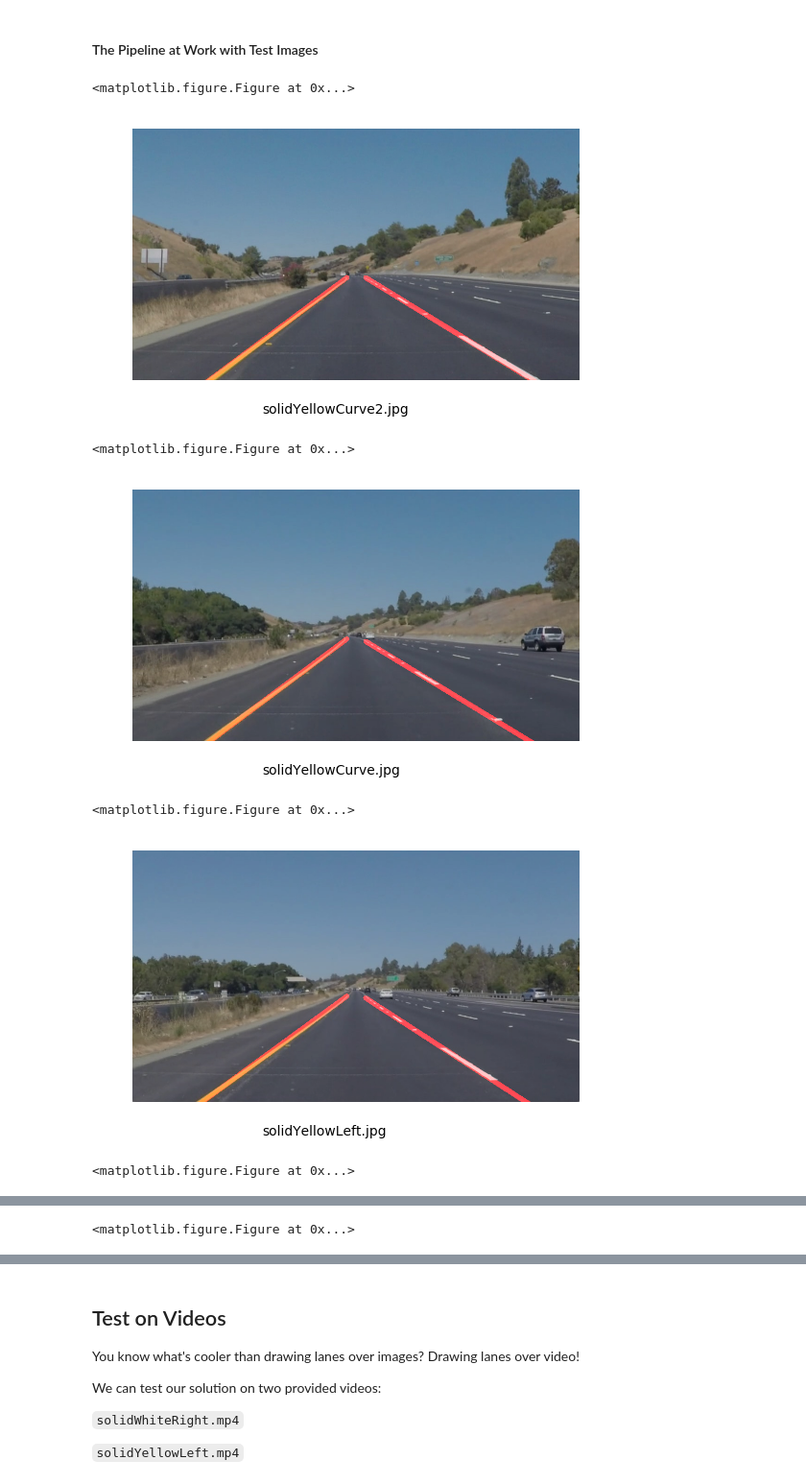
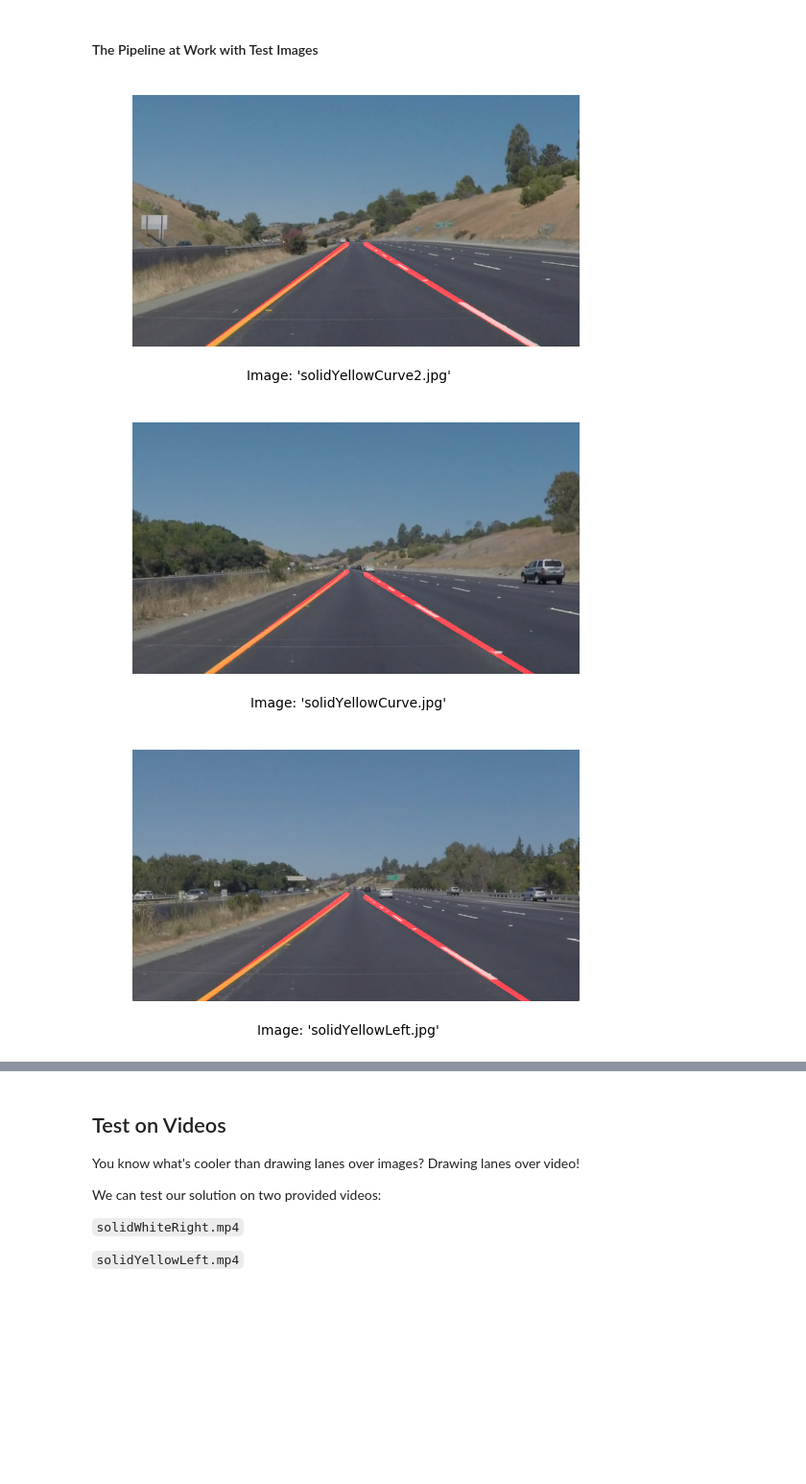
Before and after one commit to oargueta3/SDCND-Project-1-Finding-Lanes, a Jupyter notebook: P1-Oscar Argueta.ipynb, the cells around one changed output, grey strips where cells are left out. Shown at 96% size. Saved outputs shown, nothing was run; the diff lists cells and outputs as text; code cells hidden in the pictures; blank space fills up the shorter version.

```diff
--- a/P1-Oscar Argueta.ipynb
+++ b/P1-Oscar Argueta.ipynb
@@ -96,7 +96,7 @@ def region_of_interest(img, vertices):
     #defining a blank mask to to start with
     mask = np.zeros_like(img)
 
-    #defining a 3 channel or 1 channle color to fill the mask with depending on the input image
+    #defining a 3 channel or 1 channel color to fill the mask with depending on the input image
     if len(img.shape) > 2:
         channel_count = img.shape[2]  # i.e. 3 or 4 depending on your image
         ignore_mask_color = (255,) * channel_count
@@ -127,16 +127,16 @@ def draw_lines(img, lines, color=[255, 0, 0], thickness=2):
     If you want to make the lines semi-transparent, think about combining
     this function with the weighted_img() function below
     """
-    # Declare global variable for a first order filter
+    # declare global variable for a first order filter
     global prev_slope_right
     global prev_slope_left
-    alp = 0.7
+    alpha = 0.45
 
-    # Establish x-min and x-max coordinates for left and right lines
+    #establish x-min and x-max coordinates for left and right lines
     xmin_left, xmin_right = 0, int(img.shape[1]/2)+20
     xmax_left, xmax_right = int(img.shape[1]/2)-20, img.shape[1]
 
-    # Collect y1, x1 and slope for left and right lines
+    #collect y1, x1 and slope for left and right lines
     #look for (-) slope for left lines and (+) slope for right lines
     slopes_left, slopes_right = [], []
     y1s_left, x1s_left = [], []
@@ -156,26 +156,28 @@ def draw_lines(img, lines, color=[255, 0, 0], thickness=2):
                 y1s_right += [y1]
                 x1s_right += [x1]
 
-    # Average slopes for left and right lines
+    #average slopes for left and right lines
     avg_slope_left = np.mean(slopes_left)
-    avg_slope_left = alp * avg_slope_left + (1-alp) * prev_slope_left
     avg_slope_right = np.mean(slopes_right)
-    avg_slope_left = alp * avg_slope_left + (1-alp) * prev_slope_left
 
-    # Update previous slope global variables
+    #slope first order filters
+    avg_slope_left = alpha * avg_slope_left + (1-alpha) * prev_slope_left
+    avg_slope_left = alpha * avg_slope_left + (1-alpha) * prev_slope_left
+
+    #update previous slope global variables
     prev_slope_left, prev_slope_right = avg_slope_left, avg_slope_right
 
-    # Compute ymin and ymax for the left line
+    #compute ymin and ymax for the left line
     intercept_left = np.mean(y1s_left) - avg_slope_left * np.mean(x1s_left)
     ymin_left = intercept_left
     ymax_left = (avg_slope_left * xmax_left + (intercept_left))
 
-    # Compute ymin and ymax for right line
+    #compute ymin and ymax for right line
     intercept_right = np.mean(y1s_right) - avg_slope_right * np.mean(x1s_right)
     ymin_right = (avg_slope_right * xmin_right + (intercept_right))
     ymax_right = (avg_slope_right * xmax_right + (intercept_right))
 
-    # Draw left and right lines
+    #draw left and right lines
     if (slopes_left):       #safe gaurds for empty mean
         cv2.line(img, (xmin_left, int(ymin_left)), (xmax_left, int(ymax_left)), color, thickness)
     if (slopes_right):     #safe gaurds for empty mean
@@ -285,21 +277,16 @@ def lane_finder(image):
 # %% [markdown]
 #### The Pipeline at Work with Test Images
 # %%
+import os
 PATH = "test_images/"
 test_images = os.listdir(PATH)
 
 #process all test images
-output_images = []
 for image in test_images:
-    plt.figure()
-    plt.figure().text(.35,.1,image)
+    plt.figure().text(.5,.1,"Image: '" + image + "'", horizontalalignment="center" )
     plt.axis('off')
     plt.imshow(lane_finder(read_image(PATH + image)))
 # %% [output]
-<matplotlib.figure.Figure at 0x...>
-[figure, old version]
+[figure, new version]
-<matplotlib.figure.Figure at 0x...>
-[figure, old version]
+[figure, new version]
-<matplotlib.figure.Figure at 0x...>
-[figure, old version]
+[figure, new version]
-<matplotlib.figure.Figure at 0x...>
@@ -307 +293,0 @@ for image in test_images:
-<matplotlib.figure.Figure at 0x...>
```
Also changed, not shown: parts of 7 cells of this notebook, 2 other files.
